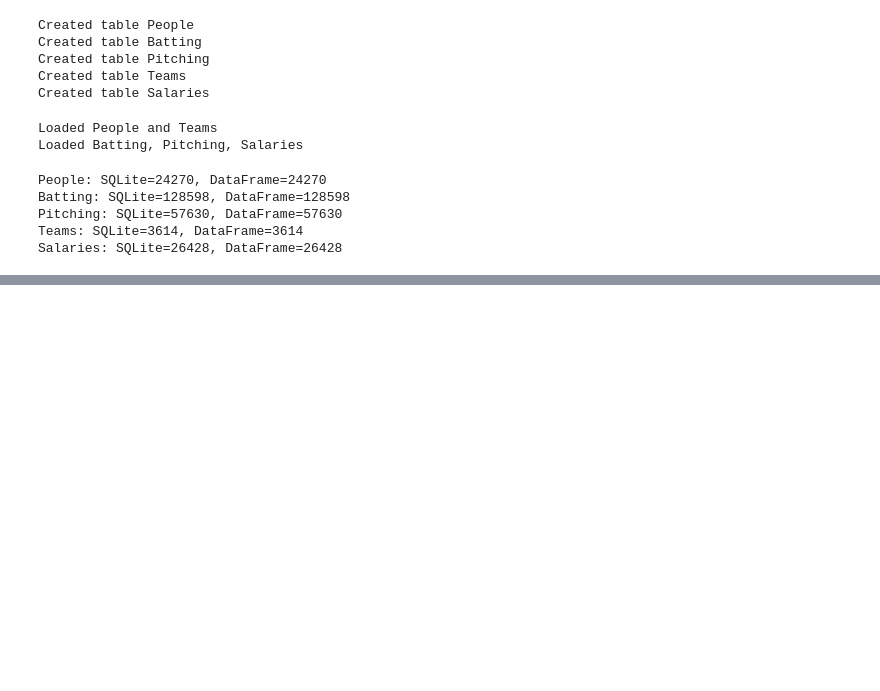
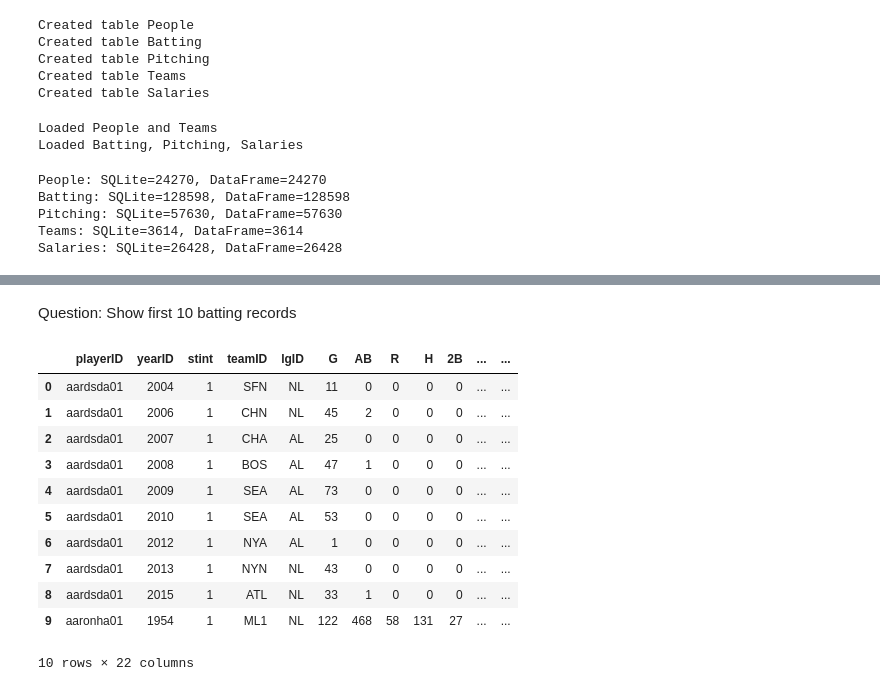
Before and after one commit to andreslunagodoy/data_baseball, a Jupyter notebook: project.ipynb, the cells around one changed output, grey strips where cells are left out. Saved outputs shown, nothing was run; the diff lists cells and outputs as text; code cells hidden in the pictures; blank space fills up the shorter version.

```diff
--- a/project.ipynb
+++ b/project.ipynb
@@ -195,0 +226,22 @@ Salaries: SQLite=26428, DataFrame=26428
+# %% [markdown]
+Question: Show first 10 batting records
+# %%
+query = """
+SELECT *
+FROM Batting
+LIMIT 10;
+"""
+pd.read_sql_query(query, conn)
+# %% [output]
+|  | playerID | yearID | stint | teamID | lgID | G | AB | R | H | 2B | ... | ... |
+| 0 | aardsda01 | 2004 | 1 | SFN | NL | 11 | 0 | 0 | 0 | 0 | ... | ... |
+| 1 | aardsda01 | 2006 | 1 | CHN | NL | 45 | 2 | 0 | 0 | 0 | ... | ... |
+| 2 | aardsda01 | 2007 | 1 | CHA | AL | 25 | 0 | 0 | 0 | 0 | ... | ... |
+| 3 | aardsda01 | 2008 | 1 | BOS | AL | 47 | 1 | 0 | 0 | 0 | ... | ... |
+| 4 | aardsda01 | 2009 | 1 | SEA | AL | 73 | 0 | 0 | 0 | 0 | ... | ... |
+| 5 | aardsda01 | 2010 | 1 | SEA | AL | 53 | 0 | 0 | 0 | 0 | ... | ... |
+| 6 | aardsda01 | 2012 | 1 | NYA | AL | 1 | 0 | 0 | 0 | 0 | ... | ... |
+| 7 | aardsda01 | 2013 | 1 | NYN | NL | 43 | 0 | 0 | 0 | 0 | ... | ... |
+| 8 | aardsda01 | 2015 | 1 | ATL | NL | 33 | 1 | 0 | 0 | 0 | ... | ... |
+| 9 | aaronha01 | 1954 | 1 | ML1 | NL | 122 | 468 | 58 | 131 | 27 | ... | ... |
+10 rows × 22 columns
```
Also changed, not shown: parts of 60 cells of this notebook, 3 other files.
